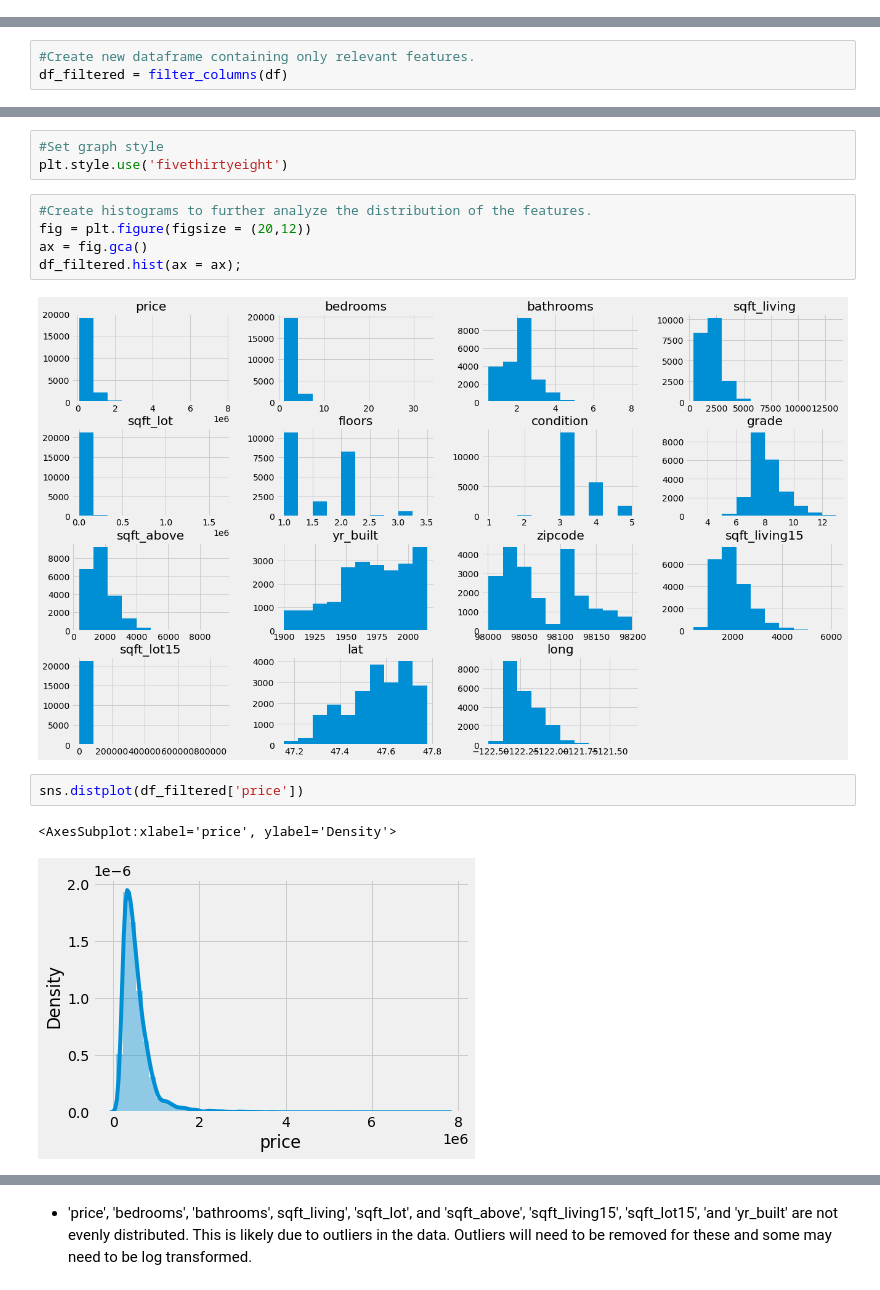
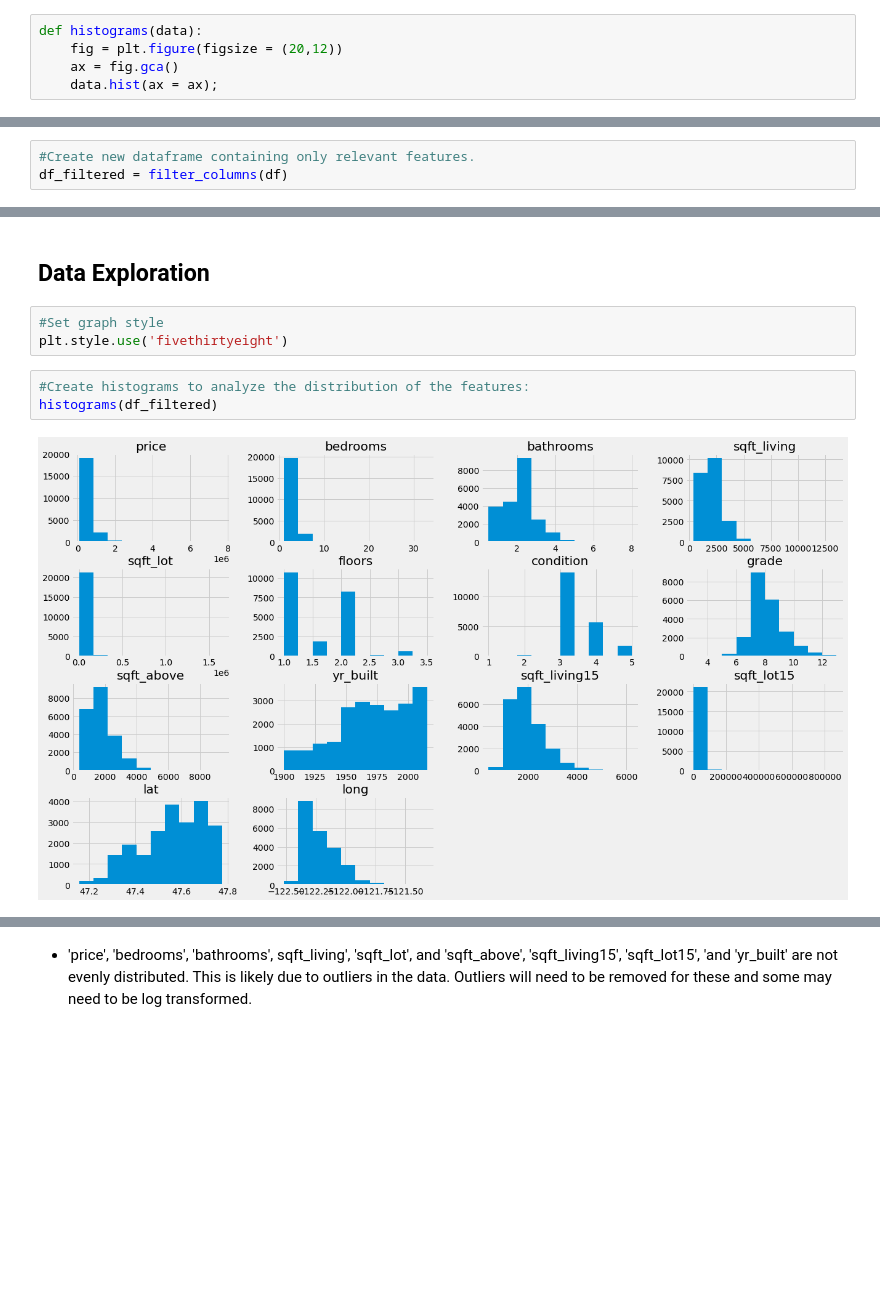
Before and after one commit to jmg0144/Housing-Linear-Regression-Analysis, a Jupyter notebook: home-sales-analysis.ipynb, the cells around one changed output, grey strips where cells are left out. Saved outputs shown, nothing was run; the diff lists cells and outputs as text; blank space fills up the shorter version.

Commit message:
Updated graphs

```diff
--- a/home-sales-analysis.ipynb
+++ b/home-sales-analysis.ipynb
@@ -48,3 +48,8 @@ def filter_columns(df):
                       'lat',
                       'long']
     return df[columns_to_keep]
+# %%
+def histograms(data):
+    fig = plt.figure(figsize = (20,12))
+    ax = fig.gca()
+    data.hist(ax = ax);
@@ -223,18 +234,13 @@ df_filtered.describe()
 | 50% | 4.500000e+05 | 3.000000 | 2.250000 | 1910.000000 | 7.618000e+03 | 1.500000 | 3.000000 | 7.000000 | 1560.000000 | ... |
 | 75% | 6.450000e+05 | 4.000000 | 2.500000 | 2550.000000 | 1.068500e+04 | 2.000000 | 4.000000 | 8.000000 | 2210.000000 | ... |
 | max | 7.700000e+06 | 33.000000 | 8.000000 | 13540.000000 | 1.651359e+06 | 3.500000 | 5.000000 | 13.000000 | 9410.000000 | ... |
+# %% [markdown]
+## Data Exploration
 # %%
 #Set graph style
 plt.style.use('fivethirtyeight')
 # %%
-#Create histograms to further analyze the distribution of the features.
-fig = plt.figure(figsize = (20,12))
-ax = fig.gca()
-df_filtered.hist(ax = ax);
+#Create histograms to analyze the distribution of the features:
+histograms(df_filtered)
 # %% [output]
-[figure, old version]
+[figure, new version]
-# %%
-sns.distplot(df_filtered['price'])
-# %% [output]
-<AxesSubplot:xlabel='price', ylabel='Density'>
-[figure, removed]
```
Also changed, not shown: parts of 101 cells of this notebook.
